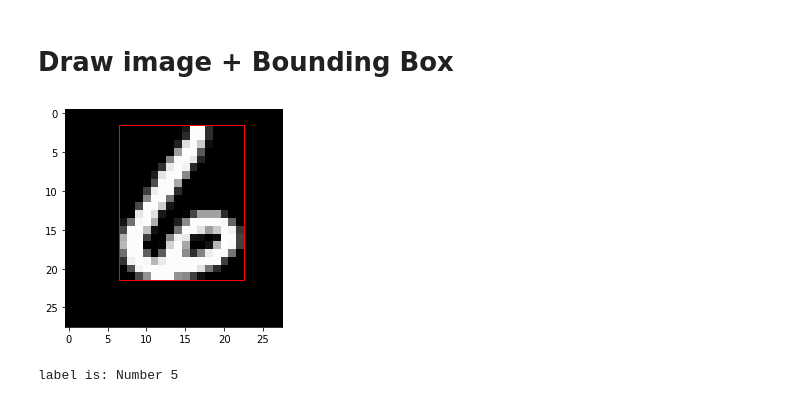
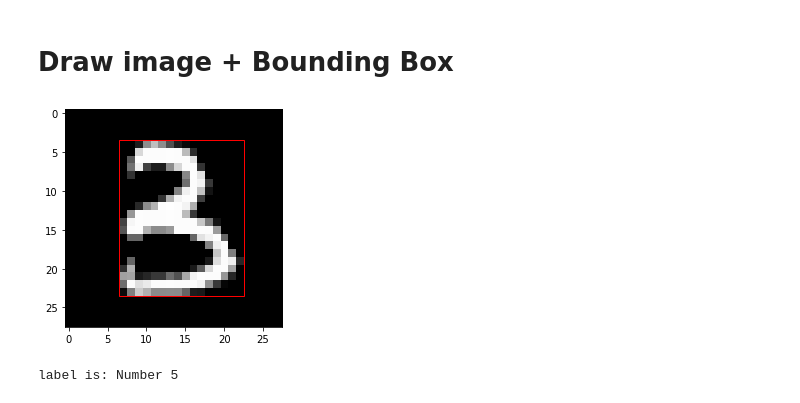
Before and after one commit to 0r4nd/HandwritingRecognition, a Jupyter notebook: notebooks/HandwritingRecognition.ipynb, the cells around one changed output. Drawn from its saved outputs; the diff is of its cells as text; code cells hidden in the pictures.

```diff
--- a/notebooks/HandwritingRecognition.ipynb
+++ b/notebooks/HandwritingRecognition.ipynb
@@ -64,7 +64,7 @@ def get_aabb2D(data):
             if ydata[i] > 0:
                 x1 = min(x1,i)
                 x2 = max(x2,i)
-    return (x1,y1, x2+1,y2+1)
+    return np.array([x1,y1, x2+1,y2+1])
 
 def get_X_aabb2D(X):
     aabbs = []
@@ -76,7 +76,7 @@ def get_X_aabb2D(X):
 def read_aabb_csv(dir_path, filename):
     file_path = os.path.join(dir_path, filename)
     df = pd.read_csv(file_path)
-    return list(df.itertuples(index=False, name=None))
+    return np.array(list(df.itertuples(index=False, name=None)))
 
 def write_aabb_csv(X, dir_path, filename):
     file_path = os.path.join(dir_path, filename)
@@ -100,12 +100,12 @@ def get_data():
 
     # load aabb
     if os.path.exists(os.path.join(dir_path, 'aabb_train.csv')):
-        aabb_train = read_aabb_csv(dir_path, 'aabb_train.csv')
-        aabb_test = read_aabb_csv(dir_path, 'aabb_test.csv')
+        y_train_aabb = read_aabb_csv(dir_path, 'aabb_train.csv')
+        y_test_aabb = read_aabb_csv(dir_path, 'aabb_test.csv')
         print("bounding-squares csv loaded")
     else: # or compute them (slow!)
-        aabb_train = write_aabb_csv(X_train, dir_path, 'aabb_train.csv')
-        aabb_test = write_aabb_csv(X_test, dir_path, 'aabb_test.csv')
+        y_train_aabb = write_aabb_csv(X_train, dir_path, 'aabb_train.csv')
+        y_test_aabb = write_aabb_csv(X_test, dir_path, 'aabb_test.csv')
         print("bounging-squares csv computed")
     #display(df_train)
 
@@ -119,25 +119,29 @@ def get_data():
 
     # split train/validation
     X_train, X_val, y_train_cat, y_val_cat = train_test_split(X_train, y_train_cat, test_size=0.25, random_state=1)
-    aabb_train, aabb_val = train_test_split(aabb_train, test_size=0.25, random_state=1)
+    y_train_aabb, y_val_aabb = train_test_split(y_train_aabb, test_size=0.25, random_state=1)
 
     # scaling
     X_train_scaled, X_val_scaled, X_test_scaled = scaling(X_train,X_val,X_test)
 
-    return (X_train, y_train),(X_train_scaled, y_train_cat),(X_val_scaled, y_val_cat),(X_test_scaled, y_test_cat),(aabb_train, aabb_val, aabb_test)
+    return (X_train, y_train),(X_train_scaled, y_train_cat),(X_val_scaled, y_val_cat),(X_test_scaled, y_test_cat),(y_train_aabb, y_val_aabb, y_test_aabb)
 
 
-(X_train, y_train),(X_train_scaled, y_train_cat),(X_val_scaled, y_val_cat),(X_test_scaled, y_test_cat),(aabb_train, aabb_val, aabb_test) = get_data()
+(X_train, y_train),(X_train_scaled, y_train_cat),(X_val_scaled, y_val_cat),(X_test_scaled, y_test_cat),(y_train_aabb, y_val_aabb, y_test_aabb) = get_data()
 
 #print("train/valid:", X_train.shape, y_train.shape)
 #print("test:", X_test.shape, y_test.shape)
-
-print("train:", X_train_scaled.shape, y_train_cat.shape);
-print("val:", X_val_scaled.shape, y_val_cat.shape);
-print("test:", X_test_scaled.shape, y_test_cat.shape);
-
-print("aabb_train:", aabb_train[0]);
-print("aabb_val:", aabb_val[0]);
-print("aabb_test:", aabb_test[0]);
+print("")
+print("X_train:", X_train_scaled.shape);
+print("X_val:", X_val_scaled.shape);
+print("X_test:", X_test_scaled.shape);
+print("")
+print("y_train_cat:", y_train_cat.shape);
+print("y_val_cat:", y_val_cat.shape);
+print("y_test_cat:", y_test_cat.shape);
+print("")
+print("y_train_aabb:", y_train_aabb.shape);
+print("y_val_aabb:", y_val_aabb.shape);
+print("y_test_aabb:", y_test_aabb.shape);
 # %% [output]
 bounding-squares csv loaded
@@ -156,18 +182,18 @@ list(X_train[0][14])
 # %%
 def plt_rectangle(tup):
     x1 = tup[0]
     y1 = tup[1]
     x2 = tup[2]
     y2 = tup[3]
     plt.gca().add_patch(Rectangle((x1-0.5,y1-0.5),x2-x1,y2-y1,linewidth=1,edgecolor='r',facecolor='none'))
     return
 
 
-idx = 20
+idx = 18
 plt.imshow(X_train_scaled[idx], cmap='gray');
 plt_rectangle(aabb_train[idx])
 # %% [output]
-[figure, old version]
+[figure, new version]
 # %%
 labels = ["Number 0",
           "Number 1",
```
Also changed, not shown: parts of 10 cells of this notebook.
